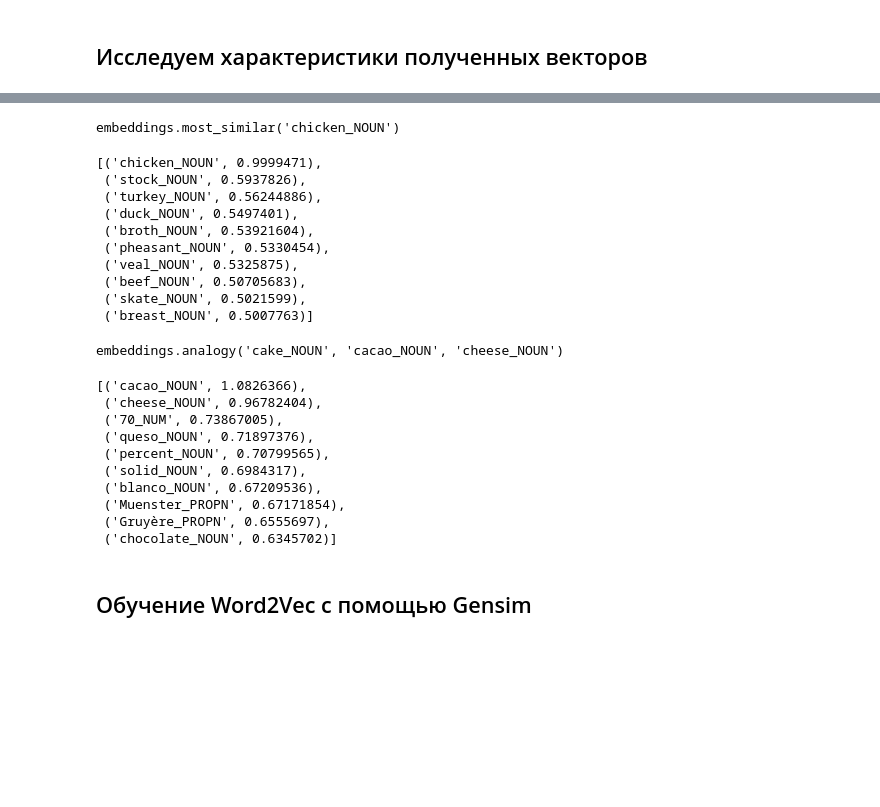
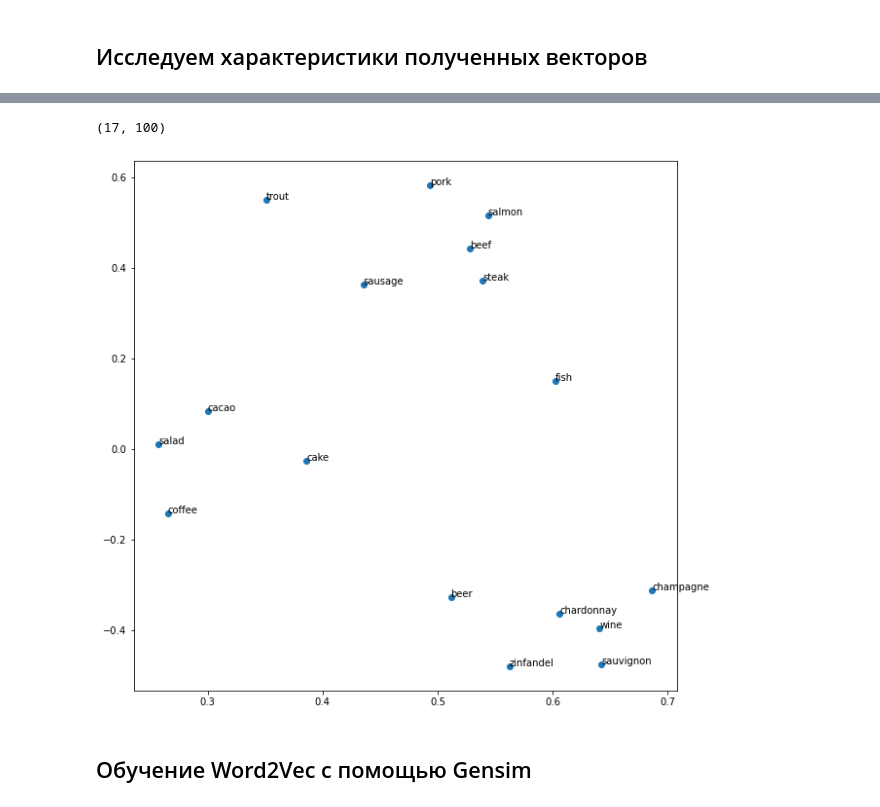
Before and after one commit to arturburiev/stepik-dl-nlp, a Jupyter notebook: task2_word_embeddings.ipynb, the cells around one changed output, grey strips where cells are left out. Cells and saved outputs as stored; diff of their text form; code cells hidden in the pictures; blank space fills up the shorter version.

```diff
--- a/task2_word_embeddings.ipynb
+++ b/task2_word_embeddings.ipynb
@@ -108,5 +158,5 @@ def tokenize_corpus_with_spacy(
 
 
 LEMMATIZE_MODE_SPACY_TOKENIZER = True
-POS_ADD_MODE_SPACY_TOKENIZER = True
+POS_ADD_MODE_SPACY_TOKENIZER = False
 DELIM = "_"
@@ -360,41 +431,12 @@ embeddings = Embeddings(trainer.center_emb.weight.detach().cpu().numpy(), vocabu
 # %%
-# # test_words = ['salad', 'fish', 'salmon', 'sauvignon', 'beef', 'pork', 'steak', 'beer', 'cake', 'coffee', 'sausage', 'wine', 'merlot', 'zinfandel', 'trout', 'chardonnay', 'champagne', 'cacao']
-# test_words = ['salad', 'fish', 'salmon', 'sauvignon', 'beef', 'pork', 'steak', 'beer', 'cake', 'coffee', 'sausage', 'wine', 'zinfandel', 'trout', 'chardonnay', 'champagne', 'cacao']
-# test_vectors = embeddings.get_vectors(*test_words)
-# print(test_vectors.shape)
+test_words = ['salad', 'fish', 'salmon', 'sauvignon', 'beef', 'pork', 'steak', 'beer', 'cake', 'coffee', 'sausage', 'wine', 'zinfandel', 'trout', 'chardonnay', 'champagne', 'cacao']
+test_vectors = embeddings.get_vectors(*test_words)
+print(test_vectors.shape)
+# %% [output]
+(17, 100)
 # %%
-# fig, ax = plt.subplots()
-# fig.set_size_inches((10, 10))
-# plot_vectors(test_vectors, test_words, how='svd', ax=ax)
+fig, ax = plt.subplots()
+fig.set_size_inches((10, 10))
+plot_vectors(test_vectors, test_words, how='svd', ax=ax)
+# %% [output]
+[figure, added]
-# %%
-print("embeddings.most_similar('chicken_NOUN')")
-# print("Out:")
-embeddings.most_similar('chicken_NOUN')
-# %% [output]
-embeddings.most_similar('chicken_NOUN')
-[('chicken_NOUN', 0.9999471),
- ('stock_NOUN', 0.5937826),
- ('turkey_NOUN', 0.56244886),
- ('duck_NOUN', 0.5497401),
- ('broth_NOUN', 0.53921604),
- ('pheasant_NOUN', 0.5330454),
- ('veal_NOUN', 0.5325875),
- ('beef_NOUN', 0.50705683),
- ('skate_NOUN', 0.5021599),
- ('breast_NOUN', 0.5007763)]
-# %%
-print("embeddings.analogy('cake_NOUN', 'cacao_NOUN', 'cheese_NOUN')")
-# print("Out:")
-embeddings.analogy('cake_NOUN', 'cacao_NOUN', 'cheese_NOUN')
-# %% [output]
-embeddings.analogy('cake_NOUN', 'cacao_NOUN', 'cheese_NOUN')
-[('cacao_NOUN', 1.0826366),
- ('cheese_NOUN', 0.96782404),
- ('70_NUM', 0.73867005),
- ('queso_NOUN', 0.71897376),
- ('percent_NOUN', 0.70799565),
- ('solid_NOUN', 0.6984317),
- ('blanco_NOUN', 0.67209536),
- ('Muenster_PROPN', 0.67171854),
- ('Gruyère_PROPN', 0.6555697),
- ('chocolate_NOUN', 0.6345702)]
```
Also changed, not shown: parts of 25 cells of this notebook, 2 other files.
